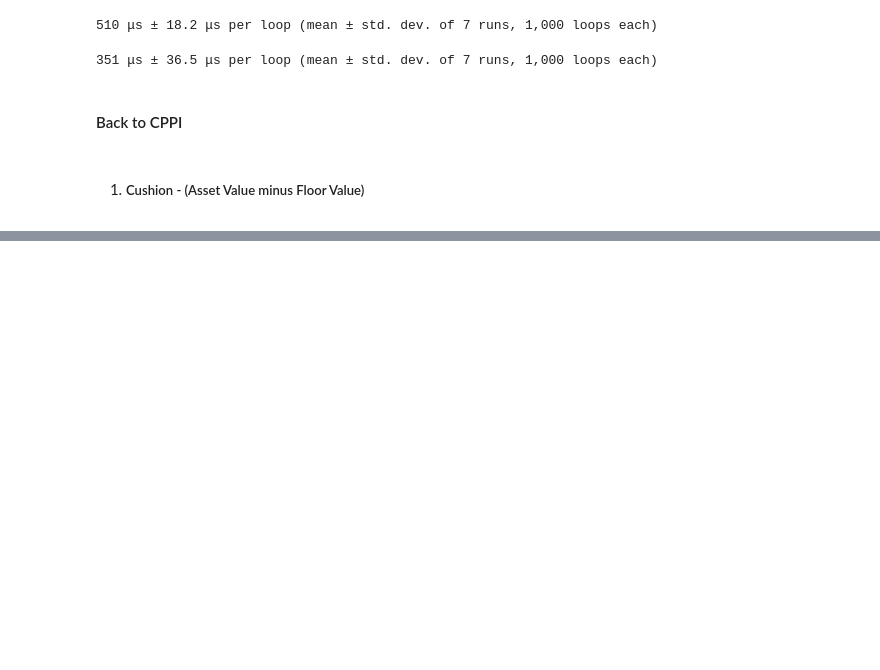
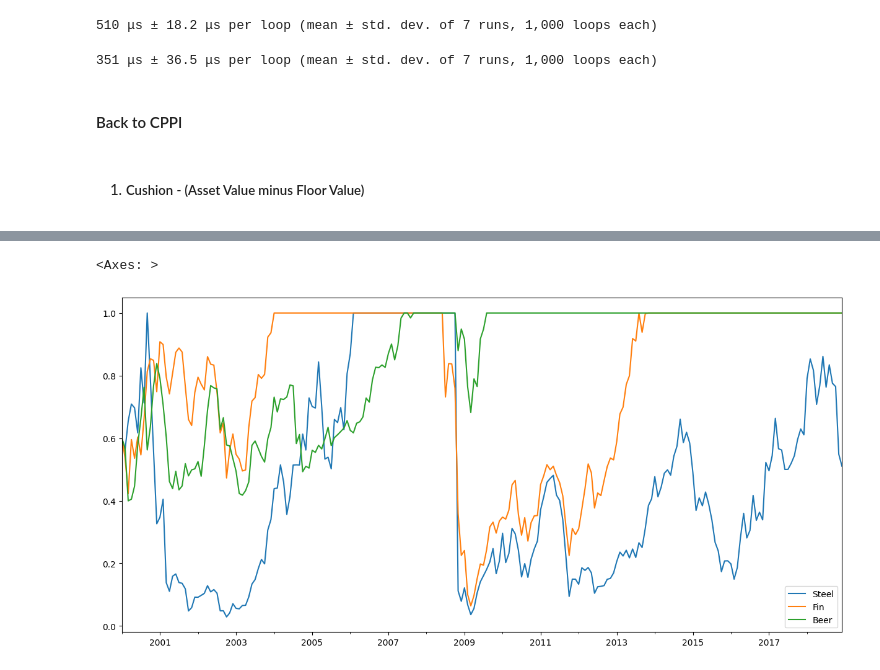
Before and after one commit to E-Zbox/introduction-to-portfolio-construction-and-analysis-with-python, a Jupyter notebook: week-three/section-one/07-cppi-and-drawdown-constraints.ipynb, the cells around one changed output, grey strips where cells are left out. Saved outputs shown, nothing was run; the diff lists cells and outputs as text; code cells hidden in the pictures; blank space fills up the shorter version.

```diff
--- a/week-three/section-one/07-cppi-and-drawdown-constraints.ipynb
+++ b/week-three/section-one/07-cppi-and-drawdown-constraints.ipynb
@@ -165,0 +248,5 @@ for step in range(n_steps):
+# %%
+risky_weight_history.plot(figsize=(15, 7))
+# %% [output]
+<Axes: >
+[figure, added]
```
Also changed, not shown: parts of 21 cells of this notebook, 1 other file.
